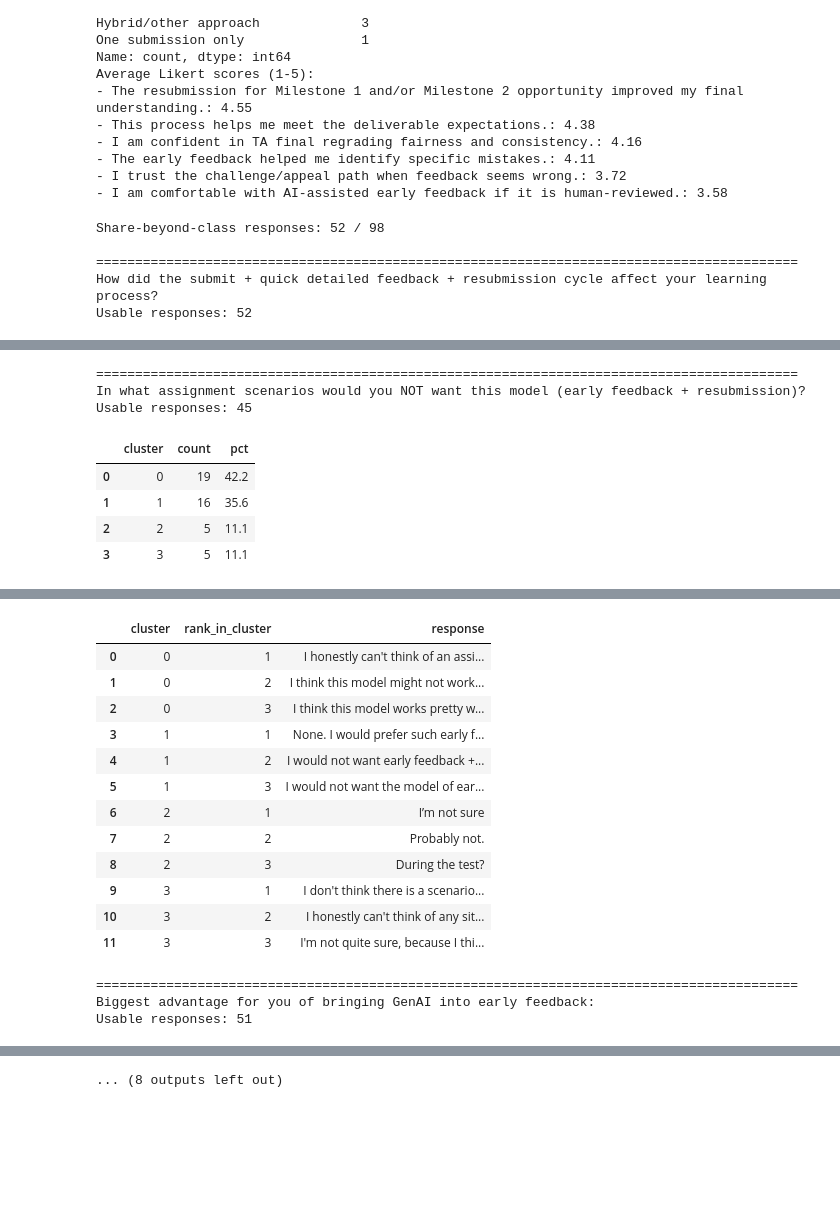
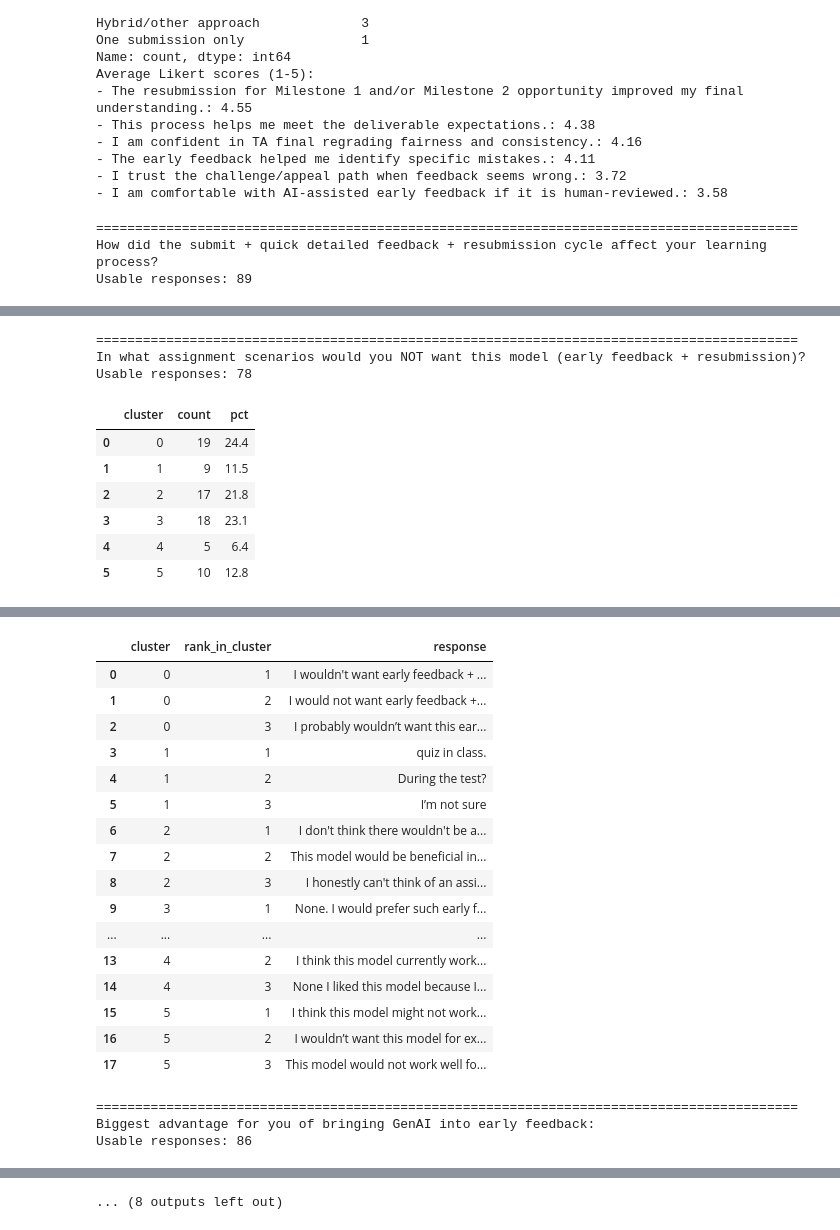
Before and after one commit to bcsaldias/sigcse-db-2027, a Jupyter notebook: overview.ipynb, the cells around one changed output, grey strips where cells are left out. Cells and saved outputs as stored; diff of their text form; code cells hidden in the pictures; blank space fills up the shorter version.

```diff
--- a/overview.ipynb
+++ b/overview.ipynb
@@ -53,12 +51,11 @@ named_use      23
 dtype: int64
 # %%
 # Plot 1: Consent option uptake across all respondents
-consent_counts = df[["agg_summary", "anon_quotes", "named_use", "do_not_use", "follow_up"]].sum().sort_values(ascending=False)
+consent_counts = df[["agg_summary", "anon_quotes", "named_use", "follow_up"]].sum().sort_values(ascending=False)
 labels = {
     "agg_summary": "Aggregated summaries",
     "anon_quotes": "Anonymous quotes",
     "named_use": "Named attribution",
-    "do_not_use": "Do not use outside class context",
     "follow_up": "Open to follow-up"
 }
 
@@ -285,6 +282,7 @@ from sklearn.feature_extraction.text import CountVectorizer
 from sklearn.metrics.pairwise import cosine_similarity
 from sklearn.feature_extraction.text import CountVectorizer, TfidfVectorizer
 
+from urllib3.exceptions import NotOpenSSLWarning
 import warnings
 import re
 warnings.resetwarnings()
@@ -293,33 +291,10 @@ warnings.filterwarnings(
     category=RuntimeWarning,
     module=r"sklearn\.utils\.extmath"
 )
+warnings.filterwarnings("ignore", category=NotOpenSSLWarning)
 
 
-# ---------- 1) Load + consent filter ----------
-df = pd.read_csv("survey.csv")
-
-consent_col = [c for c in df.columns if c.startswith("This feedback may be valuable")][0]
-consent = df[consent_col].fillna("")
-
-opts = {
-    "agg": "I consent to my responses being included in anonymous, aggregated summaries.",
-    "quotes": "I consent to anonymous direct quotes from my responses being used.",
-    "named": "I consent to my name being attached to my responses if useful for broader discussion.",
-    "no": "Please do not use my responses outside this course context."
-}
-
-df["share_beyond_class"] = (
-    (consent.str.contains(opts["agg"], regex=False) |
-     consent.str.contains(opts["quotes"], regex=False) |
-     consent.str.contains(opts["named"], regex=False))
-    & ~consent.str.contains(opts["no"], regex=False)
-)
-
-df_share = df[df["share_beyond_class"]].copy()
-print(f"Share-beyond-class responses: {len(df_share)} / {len(df)}")
-
-
-# ---------- 2) Open-ended columns ----------
+# ---------- 1) Open-ended columns ----------
 open_ended_cols = [
     "How did the submit + quick detailed feedback + resubmission cycle affect your learning process?",
     "In what assignment scenarios would you NOT want this model (early feedback + resubmission)?",
@@ -617,13 +592,11 @@ def analyze_open_ended(question_col, min_chars=12):
     )
 
 
-# ---------- 3) Run all open-ended questions ----------
+# ---------- 2) Run all open-ended questions ----------
 for col in open_ended_cols:
     analyze_open_ended(col)
 # %% [output]
-Share-beyond-class responses: 52 / 98
-
 ==========================================================================================
 How did the submit + quick detailed feedback + resubmission cycle affect your learning process?
-Usable responses: 52
+Usable responses: 89
 |  | cluster | count | pct |
@@ -668,9 +643,11 @@ Usable responses: 52
 ==========================================================================================
 In what assignment scenarios would you NOT want this model (early feedback + resubmission)?
-Usable responses: 45
+Usable responses: 78
 |  | cluster | count | pct |
-| 0 | 0 | 19 | 42.2 |
-| 1 | 1 | 16 | 35.6 |
-| 2 | 2 | 5 | 11.1 |
-| 3 | 3 | 5 | 11.1 |
+| 0 | 0 | 19 | 24.4 |
+| 1 | 1 | 9 | 11.5 |
+| 2 | 2 | 17 | 21.8 |
+| 3 | 3 | 18 | 23.1 |
+| 4 | 4 | 5 | 6.4 |
+| 5 | 5 | 10 | 12.8 |
 |  | cluster | ranking | top_unique_clause |
@@ -693,17 +670,21 @@ Usable responses: 45
 |  | cluster | rank_in_cluster | response |
-| 0 | 0 | 1 | I honestly can't think of an assi... |
-| 1 | 0 | 2 | I think this model might not work... |
-| 2 | 0 | 3 | I think this model works pretty w... |
-| 3 | 1 | 1 | None. I would prefer such early f... |
-| 4 | 1 | 2 | I would not want early feedback +... |
-| 5 | 1 | 3 | I would not want the model of ear... |
-| 6 | 2 | 1 | I’m not sure |
-| 7 | 2 | 2 | Probably not. |
-| 8 | 2 | 3 | During the test? |
-| 9 | 3 | 1 | I don't think there is a scenario... |
-| 10 | 3 | 2 | I honestly can't think of any sit... |
-| 11 | 3 | 3 | I'm not quite sure, because I thi... |
+| 0 | 0 | 1 | I wouldn't want early feedback + ... |
+| 1 | 0 | 2 | I would not want early feedback +... |
+| 2 | 0 | 3 | I probably wouldn’t want this ear... |
+| 3 | 1 | 1 | quiz in class. |
+| 4 | 1 | 2 | During the test? |
+| 5 | 1 | 3 | I’m not sure |
+| 6 | 2 | 1 | I don't think there wouldn't be a... |
+| 7 | 2 | 2 | This model would be beneficial in... |
+| 8 | 2 | 3 | I honestly can't think of an assi... |
+| 9 | 3 | 1 | None. I would prefer such early f... |
+| ... | ... | ... | ... |
+| 13 | 4 | 2 | I think this model currently work... |
+| 14 | 4 | 3 | None I liked this model because I... |
+| 15 | 5 | 1 | I think this model might not work... |
+| 16 | 5 | 2 | I wouldn’t want this model for ex... |
+| 17 | 5 | 3 | This model would not work well fo... |
 ==========================================================================================
 Biggest advantage for you of bringing GenAI into early feedback:
-Usable responses: 51
+Usable responses: 86
 |  | cluster | count | pct |
```
Also changed, not shown: parts of 3 cells of this notebook.
